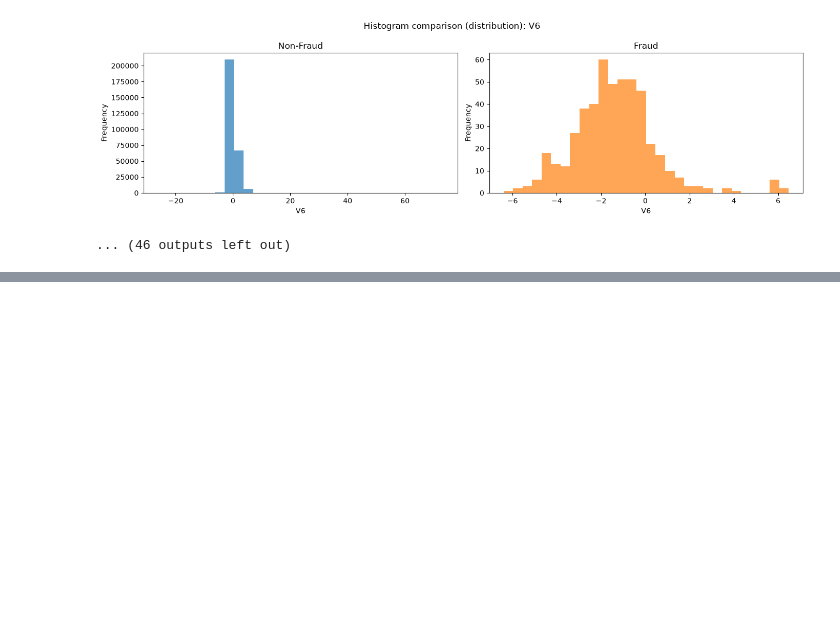
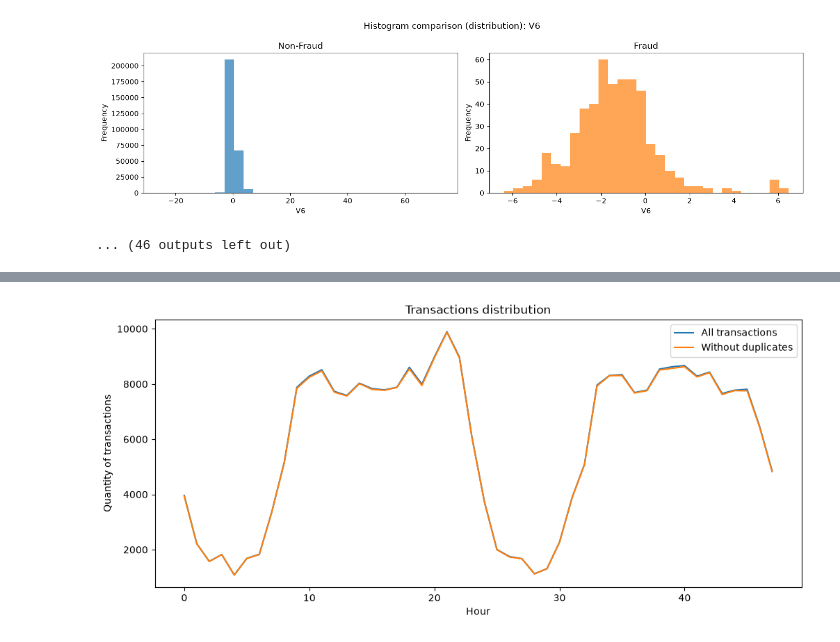
Before and after one commit to piotruxD/Credit-Fraud-Detection, a Jupyter notebook: credit_fraud.ipynb, the cells around one changed output, grey strips where cells are left out. Cells and saved outputs as stored; diff of their text form; code cells hidden in the pictures; blank space fills up the shorter version.

```diff
--- a/credit_fraud.ipynb
+++ b/credit_fraud.ipynb
@@ -403,0 +599,23 @@ Dolna granica: -79654.5
+# %%
+# Chart comaprison between all transaction and without duplicates
+plt.figure(figsize=(12, 5))
+
+plt.plot(
+    transactions_by_hour["Time_hour"],
+    transactions_by_hour["transactions"],
+    label="All transactions"
+)
+
+plt.plot(
+    transactions_by_hour["Time_hour"],
+    transactions_by_hour["transactions_without_duplicates"],
+    label="Without duplicates"
+)
+
+plt.xlabel("Hour")
+plt.ylabel("Quantity of transactions")
+plt.title("Transactions distribution")
+plt.legend()
+plt.show()
+# %% [output]
+[figure, added]
```
Also changed, not shown: parts of 57 cells of this notebook.
